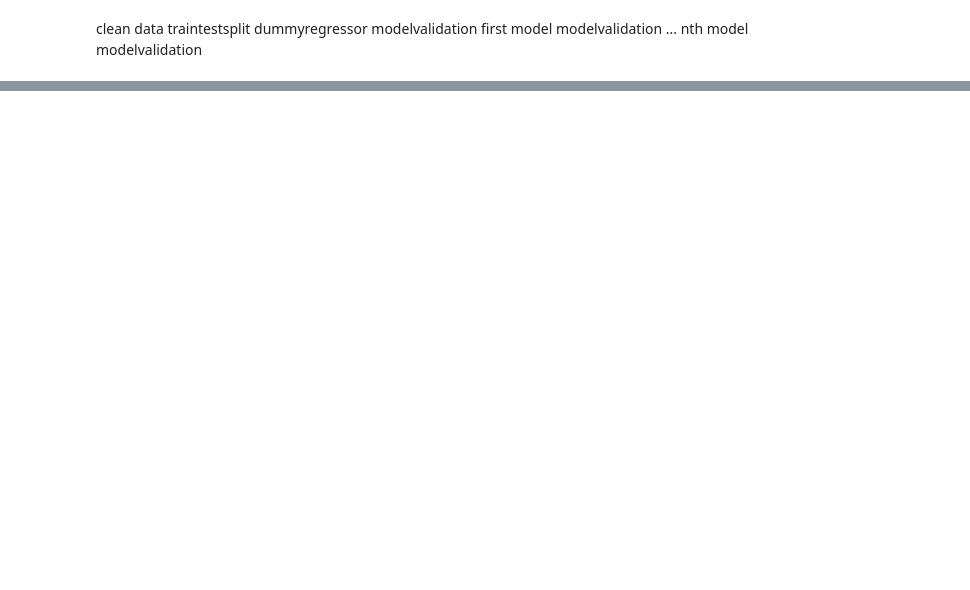
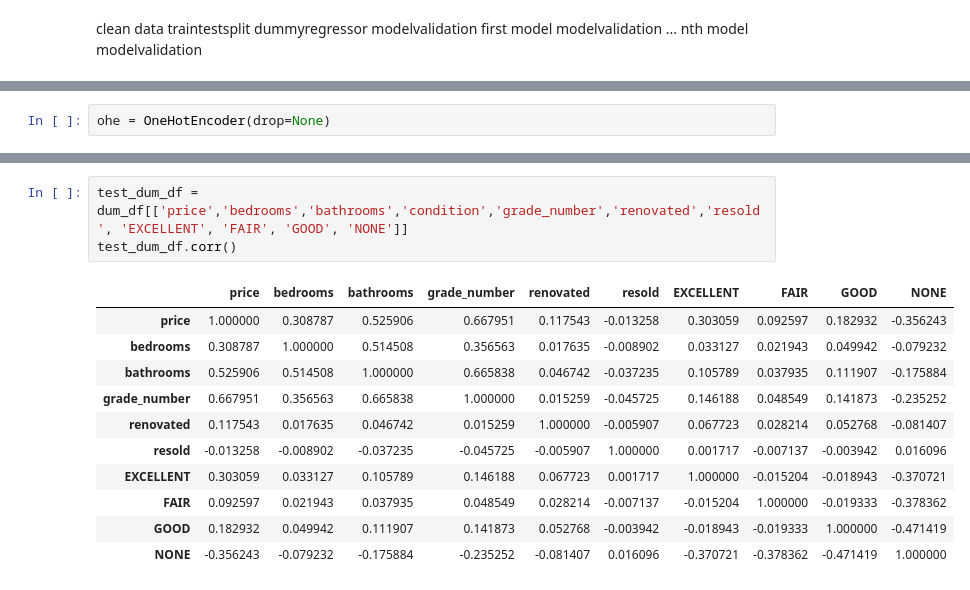
Before and after one commit to hanis-z/King-County-Millenial-homeowner-program, a Jupyter notebook: individualNotebooks/Kyle notebook.ipynb, the cells around one changed output, grey strips where cells are left out. Saved outputs shown, nothing was run; the diff lists cells and outputs as text; blank space fills up the shorter version.

```diff
--- a/individualNotebooks/Kyle notebook.ipynb
+++ b/individualNotebooks/Kyle notebook.ipynb
@@ -540,0 +552,2 @@ nth model
+# %%
+ohe = OneHotEncoder(drop=None)
@@ -540,0 +597,15 @@ nth model
+# %%
+test_dum_df = dum_df[['price','bedrooms','bathrooms','condition','grade_number','renovated','resold', 'EXCELLENT', 'FAIR', 'GOOD', 'NONE']]
+test_dum_df.corr()
+# %% [output]
+|  | price | bedrooms | bathrooms | grade_number | renovated | resold | EXCELLENT | FAIR | GOOD | NONE |
+| price | 1.000000 | 0.308787 | 0.525906 | 0.667951 | 0.117543 | -0.013258 | 0.303059 | 0.092597 | 0.182932 | -0.356243 |
+| bedrooms | 0.308787 | 1.000000 | 0.514508 | 0.356563 | 0.017635 | -0.008902 | 0.033127 | 0.021943 | 0.049942 | -0.079232 |
+| bathrooms | 0.525906 | 0.514508 | 1.000000 | 0.665838 | 0.046742 | -0.037235 | 0.105789 | 0.037935 | 0.111907 | -0.175884 |
+| grade_number | 0.667951 | 0.356563 | 0.665838 | 1.000000 | 0.015259 | -0.045725 | 0.146188 | 0.048549 | 0.141873 | -0.235252 |
+| renovated | 0.117543 | 0.017635 | 0.046742 | 0.015259 | 1.000000 | -0.005907 | 0.067723 | 0.028214 | 0.052768 | -0.081407 |
+| resold | -0.013258 | -0.008902 | -0.037235 | -0.045725 | -0.005907 | 1.000000 | 0.001717 | -0.007137 | -0.003942 | 0.016096 |
+| EXCELLENT | 0.303059 | 0.033127 | 0.105789 | 0.146188 | 0.067723 | 0.001717 | 1.000000 | -0.015204 | -0.018943 | -0.370721 |
+| FAIR | 0.092597 | 0.021943 | 0.037935 | 0.048549 | 0.028214 | -0.007137 | -0.015204 | 1.000000 | -0.019333 | -0.378362 |
+| GOOD | 0.182932 | 0.049942 | 0.111907 | 0.141873 | 0.052768 | -0.003942 | -0.018943 | -0.019333 | 1.000000 | -0.471419 |
+| NONE | -0.356243 | -0.079232 | -0.175884 | -0.235252 | -0.081407 | 0.016096 | -0.370721 | -0.378362 | -0.471419 | 1.000000 |
```
Also changed, not shown: parts of 21 cells of this notebook.
